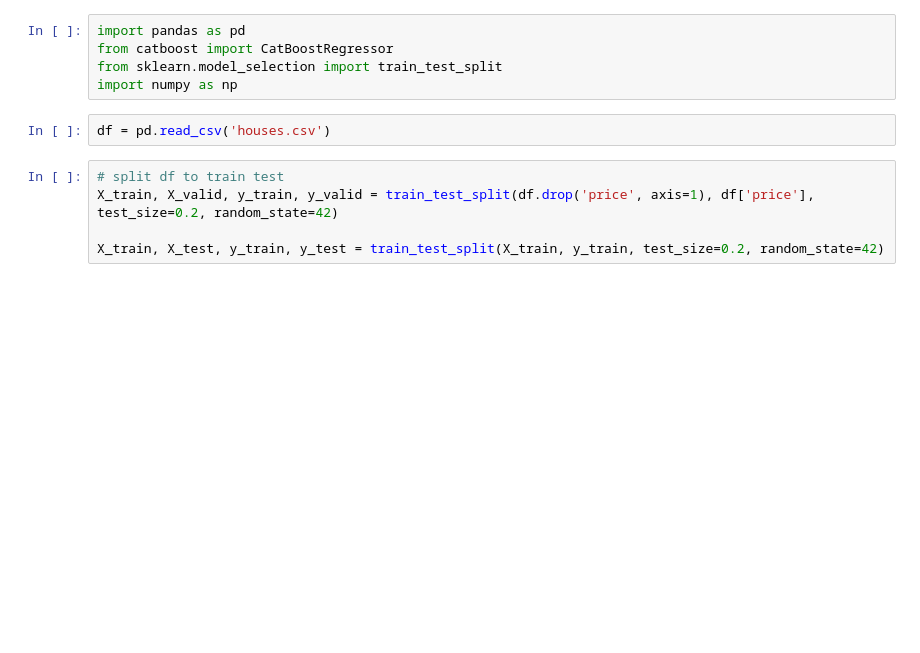
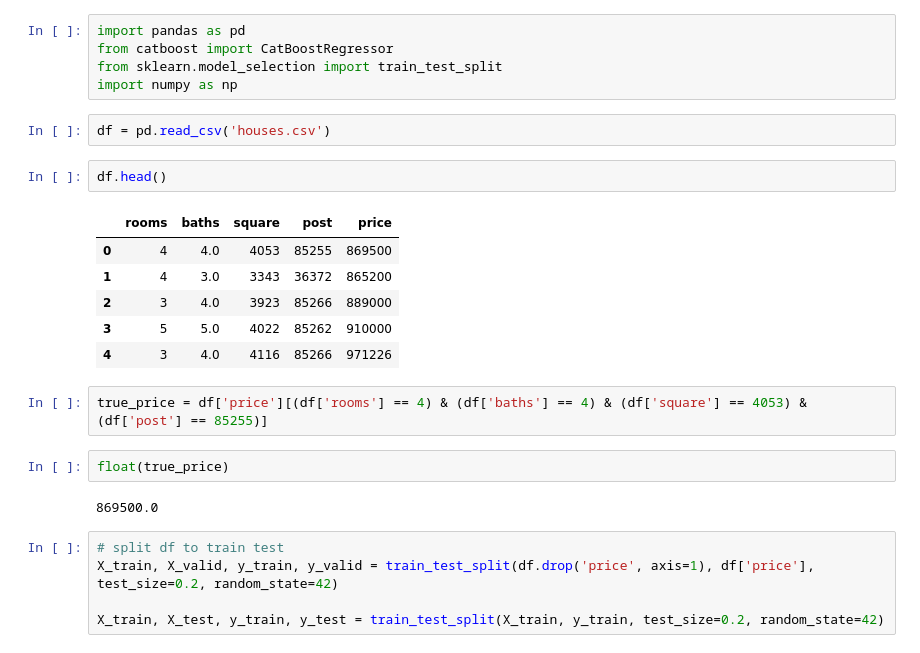
Before and after one commit to DenisKochetov/house-prices-cv, a Jupyter notebook: tabular_model.ipynb, the cells around one changed output. Cells and saved outputs as stored; diff of their text form; blank space fills up the shorter version.

```diff
--- a/tabular_model.ipynb
+++ b/tabular_model.ipynb
@@ -5,6 +5,21 @@ from sklearn.model_selection import train_test_split
 import numpy as np
 # %%
 df = pd.read_csv('houses.csv')
+# %%
+df.head()
+# %% [output]
+|  | rooms | baths | square | post | price |
+| 0 | 4 | 4.0 | 4053 | 85255 | 869500 |
+| 1 | 4 | 3.0 | 3343 | 36372 | 865200 |
+| 2 | 3 | 4.0 | 3923 | 85266 | 889000 |
+| 3 | 5 | 5.0 | 4022 | 85262 | 910000 |
+| 4 | 3 | 4.0 | 4116 | 85266 | 971226 |
+# %%
+true_price = df['price'][(df['rooms'] == 4) & (df['baths'] == 4) & (df['square'] == 4053) & (df['post'] == 85255)]
+# %%
+float(true_price)
+# %% [output]
+869500.0
 # %%
 # split df to train test
 X_train, X_valid, y_train, y_valid = train_test_split(df.drop('price', axis=1), df['price'], test_size=0.2, random_state=42)
```
Also changed, not shown: parts of 3 cells of this notebook, 1 other file.
